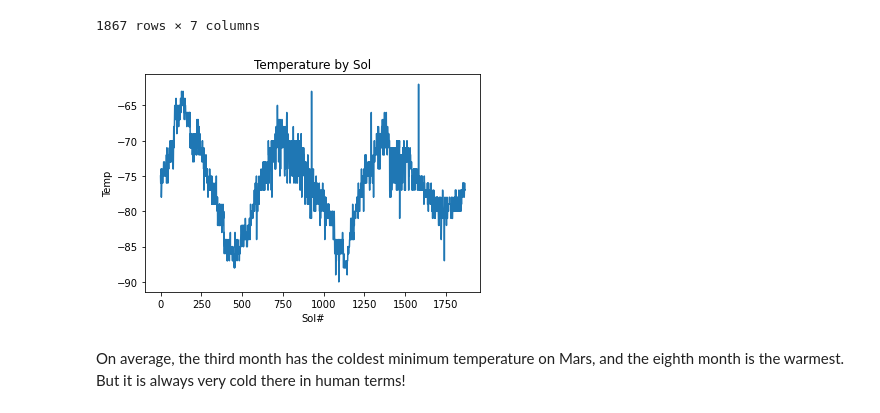
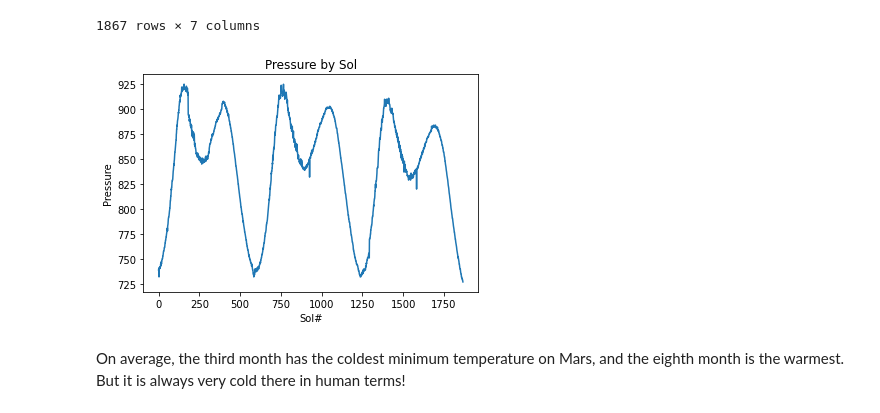
Before and after one commit to ulrich-matthis/Mars_html_challenge, a Jupyter notebook: part_2_mars_weather.ipynb, the cells around one changed output. Saved outputs shown, nothing was run; the diff lists cells and outputs as text; code cells hidden in the pictures.

```diff
--- a/part_2_mars_weather.ipynb
+++ b/part_2_mars_weather.ipynb
@@ -265,15 +265,15 @@ begin_year
 | 925 | 954 | 2015-06-19 | 1019 | 0 | 1 | -81.0 | 849.0 |
 1867 rows × 7 columns
 # %%
-mars_temp = mars_df['min_temp']
+mars_temp = mars_df['pressure']
 
 mars_temp.plot.line()
-plt.title('Temperature by Sol')
+plt.title('Pressure by Sol')
 plt.xlabel("Sol#")
-plt.ylabel("Temp")
+plt.ylabel("Pressure")
 plt.show()
 # %% [output]
-[figure, old version]
+[figure, new version]
 # %% [markdown]
 On average, the third month has the coldest minimum temperature on Mars, and the eighth month is the warmest. But it is always very cold there in human terms!
 # %% [markdown]
```
